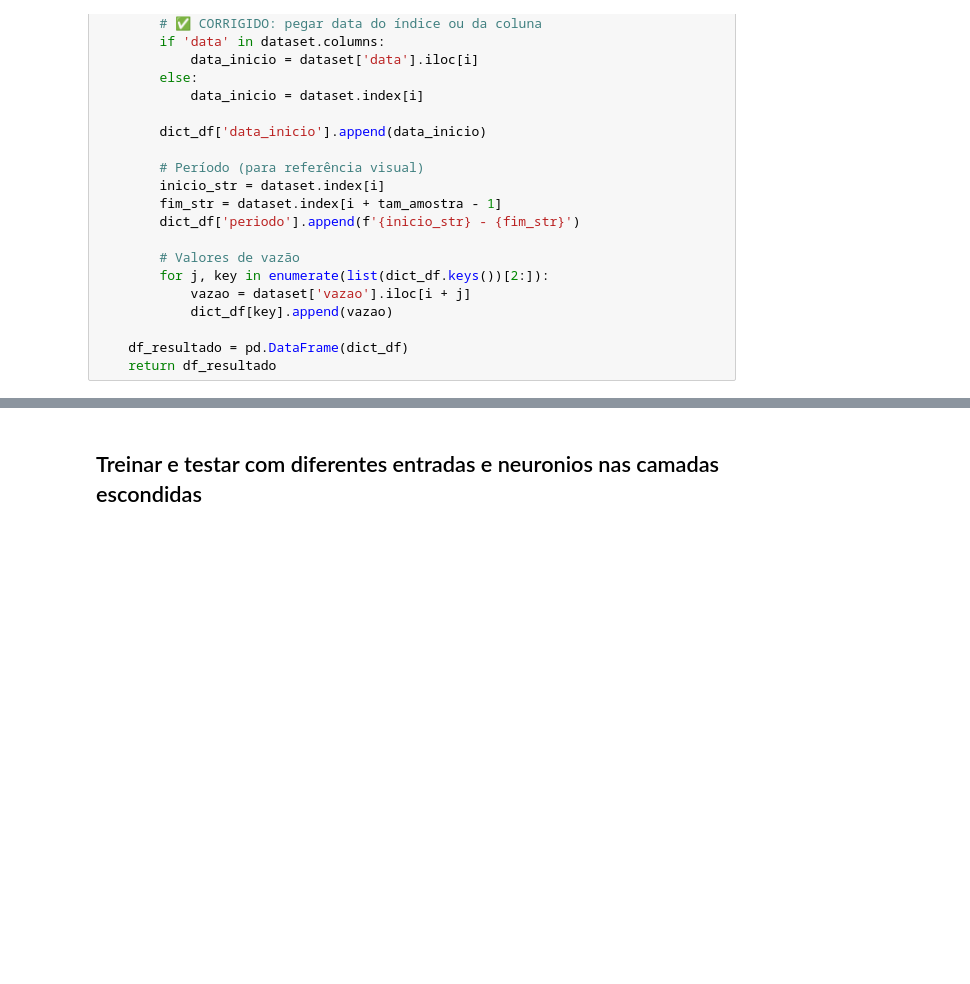
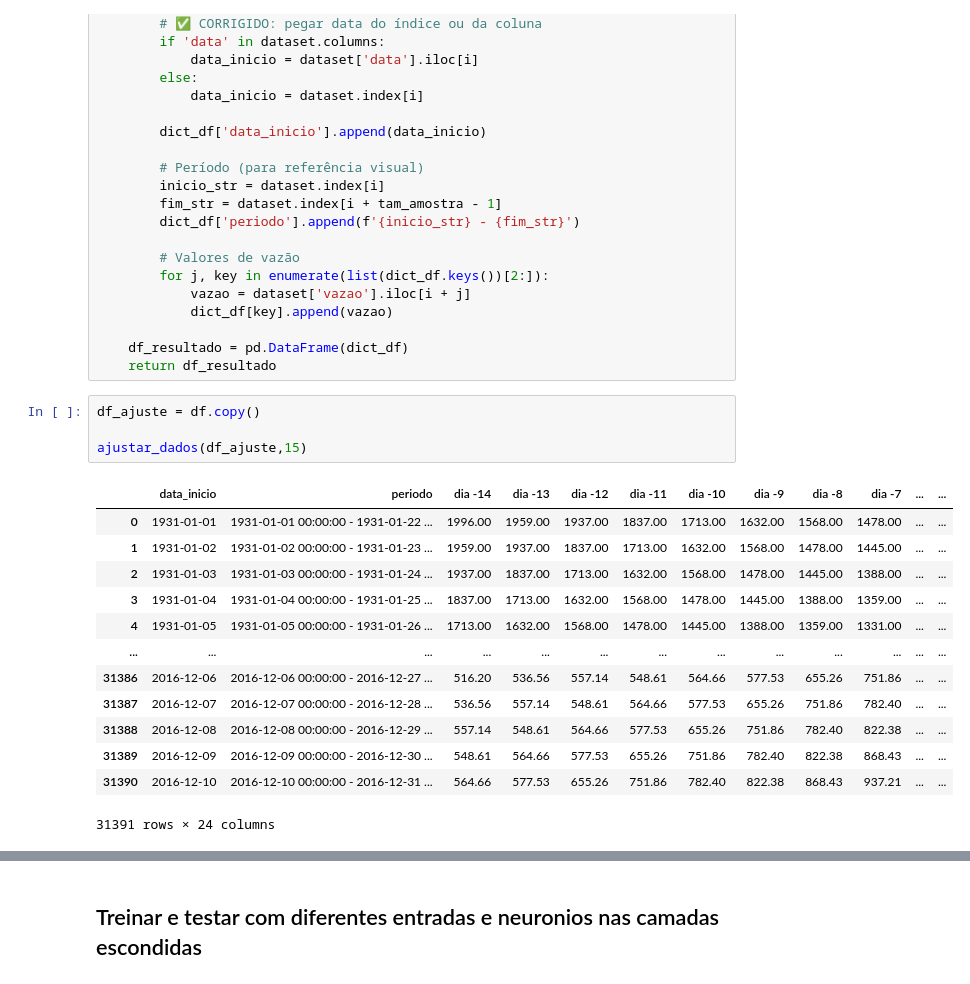
Before and after one commit to MarcosABP/Redes-Neurais, a Jupyter notebook: MLP.ipynb, the cells around one changed output, grey strips where cells are left out. Saved outputs shown, nothing was run; the diff lists cells and outputs as text; blank space fills up the shorter version.

```diff
--- a/MLP.ipynb
+++ b/MLP.ipynb
@@ -267,6 +253,24 @@ def ajustar_dados(dataset: pd.DataFrame, n_entradas: int, qntd_saida=7):
 
     df_resultado = pd.DataFrame(dict_df)
     return df_resultado
+# %%
+df_ajuste = df.copy()
+
+ajustar_dados(df_ajuste,15)
+# %% [output]
+|  | data_inicio | periodo | dia -14 | dia -13 | dia -12 | dia -11 | dia -10 | dia -9 | dia -8 | dia -7 | ... | ... |
+| 0 | 1931-01-01 | 1931-01-01 00:00:00 - 1931-01-22 ... | 1996.00 | 1959.00 | 1937.00 | 1837.00 | 1713.00 | 1632.00 | 1568.00 | 1478.00 | ... | ... |
+| 1 | 1931-01-02 | 1931-01-02 00:00:00 - 1931-01-23 ... | 1959.00 | 1937.00 | 1837.00 | 1713.00 | 1632.00 | 1568.00 | 1478.00 | 1445.00 | ... | ... |
+| 2 | 1931-01-03 | 1931-01-03 00:00:00 - 1931-01-24 ... | 1937.00 | 1837.00 | 1713.00 | 1632.00 | 1568.00 | 1478.00 | 1445.00 | 1388.00 | ... | ... |
+| 3 | 1931-01-04 | 1931-01-04 00:00:00 - 1931-01-25 ... | 1837.00 | 1713.00 | 1632.00 | 1568.00 | 1478.00 | 1445.00 | 1388.00 | 1359.00 | ... | ... |
+| 4 | 1931-01-05 | 1931-01-05 00:00:00 - 1931-01-26 ... | 1713.00 | 1632.00 | 1568.00 | 1478.00 | 1445.00 | 1388.00 | 1359.00 | 1331.00 | ... | ... |
+| ... | ... | ... | ... | ... | ... | ... | ... | ... | ... | ... | ... | ... |
+| 31386 | 2016-12-06 | 2016-12-06 00:00:00 - 2016-12-27 ... | 516.20 | 536.56 | 557.14 | 548.61 | 564.66 | 577.53 | 655.26 | 751.86 | ... | ... |
+| 31387 | 2016-12-07 | 2016-12-07 00:00:00 - 2016-12-28 ... | 536.56 | 557.14 | 548.61 | 564.66 | 577.53 | 655.26 | 751.86 | 782.40 | ... | ... |
+| 31388 | 2016-12-08 | 2016-12-08 00:00:00 - 2016-12-29 ... | 557.14 | 548.61 | 564.66 | 577.53 | 655.26 | 751.86 | 782.40 | 822.38 | ... | ... |
+| 31389 | 2016-12-09 | 2016-12-09 00:00:00 - 2016-12-30 ... | 548.61 | 564.66 | 577.53 | 655.26 | 751.86 | 782.40 | 822.38 | 868.43 | ... | ... |
+| 31390 | 2016-12-10 | 2016-12-10 00:00:00 - 2016-12-31 ... | 564.66 | 577.53 | 655.26 | 751.86 | 782.40 | 822.38 | 868.43 | 937.21 | ... | ... |
+31391 rows × 24 columns
 # %%
 from tensorflow.keras.initializers import GlorotUniform
 
```
Also changed, not shown: parts of 16 cells of this notebook.
